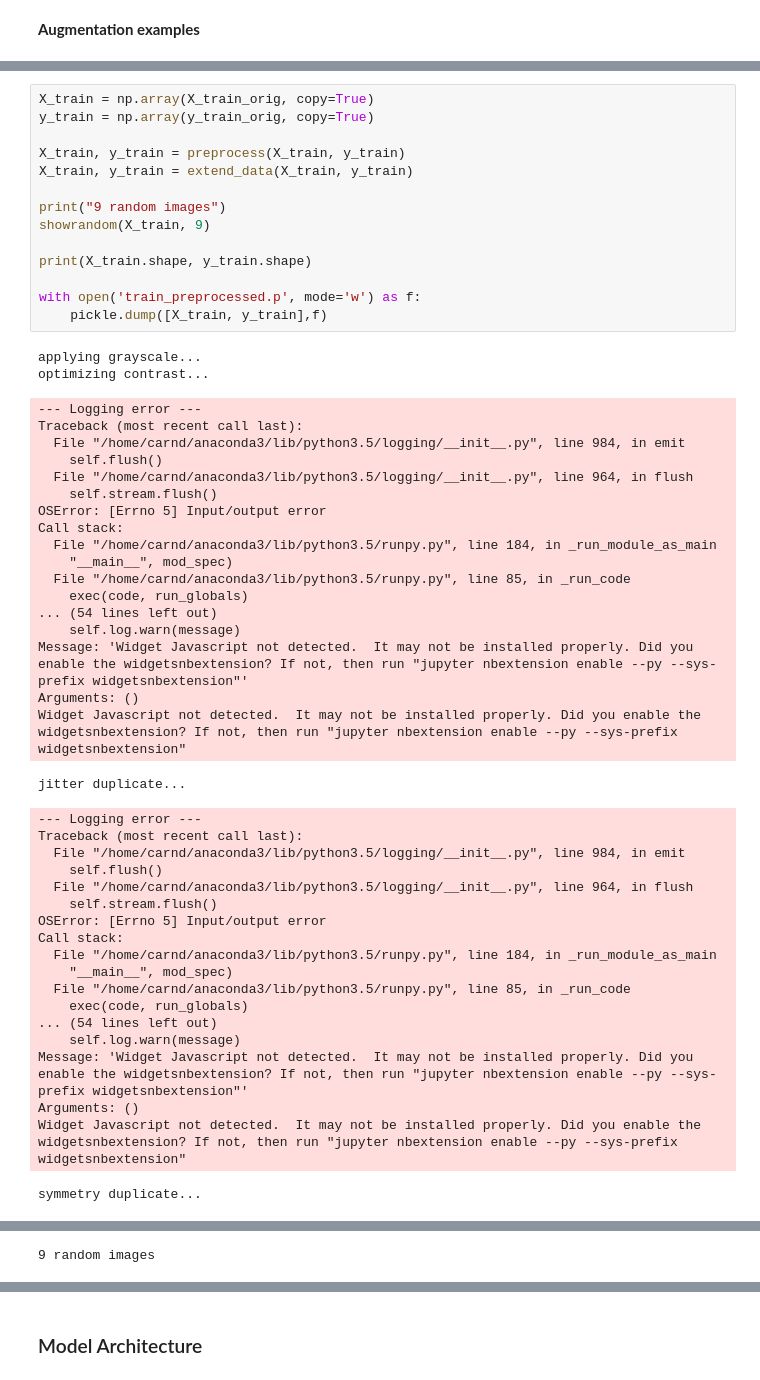
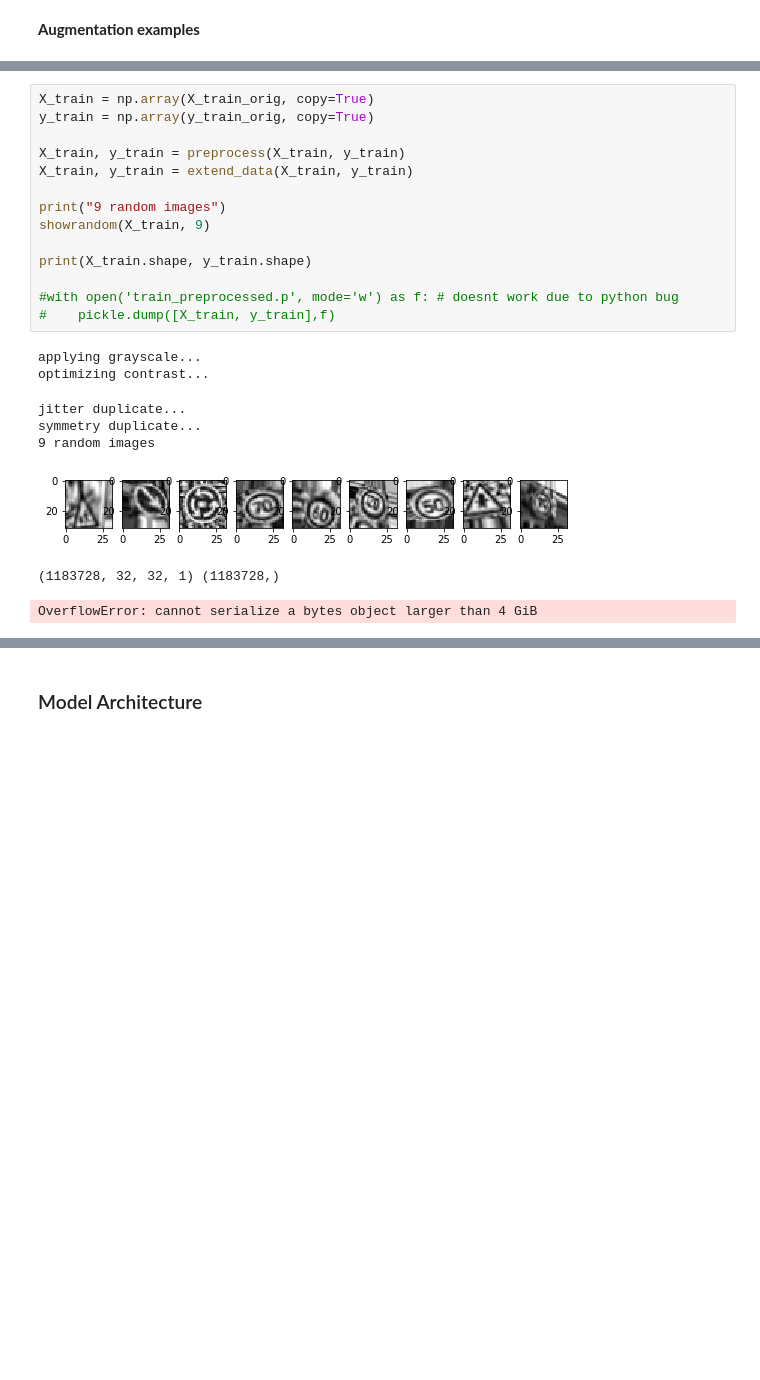
Before and after one commit to janbernloehr/CarND-Traffic-Sign-Classifier-Project, a Jupyter notebook: Traffic_Sign_Classifier.ipynb, the cells around one changed output, grey strips where cells are left out. Cells and saved outputs as stored; diff of their text form; blank space fills up the shorter version.

```diff
--- a/Traffic_Sign_Classifier.ipynb
+++ b/Traffic_Sign_Classifier.ipynb
@@ -410,53 +412,23 @@ Widget Javascript not detected.  It may not be installed properly. Did you enabl
 # %%
 X_train = np.array(X_train_orig, copy=True)
 y_train = np.array(y_train_orig, copy=True)
 
 X_train, y_train = preprocess(X_train, y_train)
 X_train, y_train = extend_data(X_train, y_train)
 
 print("9 random images")
 showrandom(X_train, 9)
 
 print(X_train.shape, y_train.shape)
 
-with open('train_preprocessed.p', mode='w') as f:
-    pickle.dump([X_train, y_train],f)
+#with open('train_preprocessed.p', mode='w') as f: # doesnt work due to python bug
+#    pickle.dump([X_train, y_train],f)
 # %% [output]
 applying grayscale...
 optimizing contrast...
---- Logging error ---
-Traceback (most recent call last):
-  File "/home/carnd/anaconda3/lib/python3.5/logging/__init__.py", line 984, in emit
-    self.flush()
-  File "/home/carnd/anaconda3/lib/python3.5/logging/__init__.py", line 964, in flush
-    self.stream.flush()
-OSError: [Errno 5] Input/output error
-Call stack:
-  File "/home/carnd/anaconda3/lib/python3.5/runpy.py", line 184, in _run_module_as_main
-    "__main__", mod_spec)
-  File "/home/carnd/anaconda3/lib/python3.5/runpy.py", line 85, in _run_code
-    exec(code, run_globals)
-... (54 lines left out)
-    self.log.warn(message)
-Message: 'Widget Javascript not detected.  It may not be installed properly. Did you enable the widgetsnbextension? If not, then run "jupyter nbextension enable --py --sys-prefix widgetsnbextension"'
-Arguments: ()
-Widget Javascript not detected.  It may not be installed properly. Did you enable the widgetsnbextension? If not, then run "jupyter nbextension enable --py --sys-prefix widgetsnbextension"
+jitter duplicate...
+symmetry duplicate...
+9 random images
+[figure, new version]
-jitter duplicate...
+(1183728, 32, 32, 1) (1183728,)
---- Logging error ---
-Traceback (most recent call last):
-  File "/home/carnd/anaconda3/lib/python3.5/logging/__init__.py", line 984, in emit
-    self.flush()
-  File "/home/carnd/anaconda3/lib/python3.5/logging/__init__.py", line 964, in flush
-    self.stream.flush()
-OSError: [Errno 5] Input/output error
-Call stack:
-  File "/home/carnd/anaconda3/lib/python3.5/runpy.py", line 184, in _run_module_as_main
-    "__main__", mod_spec)
-  File "/home/carnd/anaconda3/lib/python3.5/runpy.py", line 85, in _run_code
-    exec(code, run_globals)
-... (54 lines left out)
-    self.log.warn(message)
-Message: 'Widget Javascript not detected.  It may not be installed properly. Did you enable the widgetsnbextension? If not, then run "jupyter nbextension enable --py --sys-prefix widgetsnbextension"'
-Arguments: ()
-Widget Javascript not detected.  It may not be installed properly. Did you enable the widgetsnbextension? If not, then run "jupyter nbextension enable --py --sys-prefix widgetsnbextension"
+OverflowError: cannot serialize a bytes object larger than 4 GiB
-symmetry duplicate...
@@ -480 +434,0 @@ Widget Javascript not detected.  It may not be installed properly. Did you enabl
-9 random images
```
Also changed, not shown: parts of 43 cells of this notebook, 1 other file.
